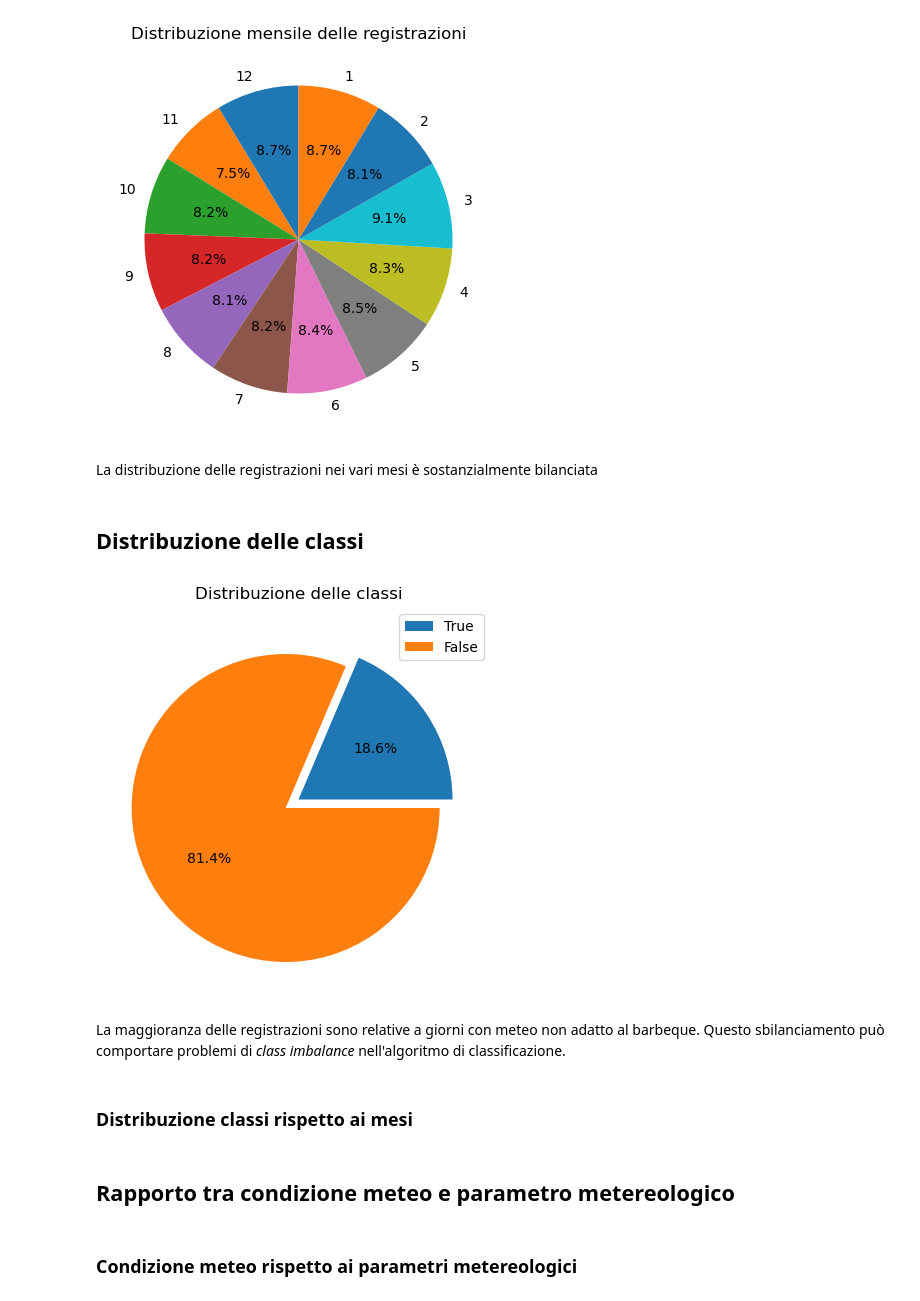
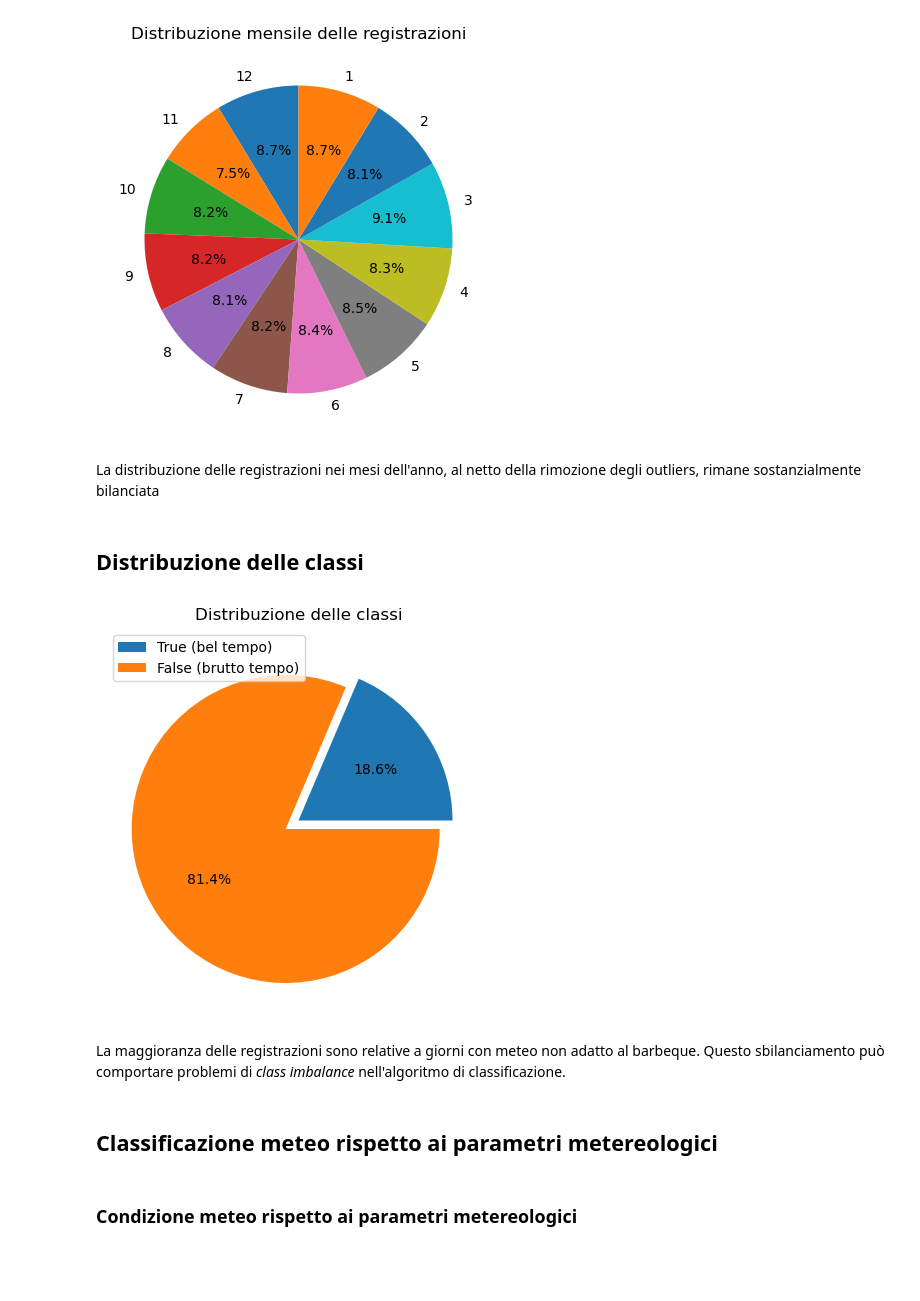
Before and after one commit to aka-buccia/progetto-statistica, a Jupyter notebook: reports/report.ipynb, the cells around one changed output. Saved outputs shown, nothing was run; the diff lists cells and outputs as text; code cells hidden in the pictures; blank space fills up the shorter version.

```diff
--- a/reports/report.ipynb
+++ b/reports/report.ipynb
@@ -318,26 +323,24 @@ plt.show()
 # %% [output]
 [figure]
 # %% [markdown]
-La distribuzione delle registrazioni nei vari mesi è sostanzialmente bilanciata
+La distribuzione delle registrazioni nei mesi dell'anno, al netto della rimozione degli outliers, rimane sostanzialmente bilanciata
 # %% [markdown]
 ## Distribuzione delle classi
 # %%
-#Percentuale di record con meteo per bbq
+#Divisione dei record in base alla condizione meteo
 plt.figure(figsize = (5,5))
-plt.pie(df["BBQ"].value_counts().sort_index()[::-1],
-        explode=[0, 0.1],
-        autopct='%.1f%%')
-plt.legend(["True", "False"]);
+plt.pie(df["BBQ"].value_counts().sort_index()[::-1],#mette prima i True e poi i False
+        explode=[0, 0.1], #distanza delle due fette di torta
+        autopct='%.1f%%') #formattazione della percentuale
+plt.legend(["True (bel tempo)", "False (brutto tempo)"]);
 plt.title("Distribuzione delle classi")
 plt.show()
 # %% [output]
-[figure, old version]
+[figure, new version]
 # %% [markdown]
 La maggioranza delle registrazioni sono relative a giorni con meteo non adatto al barbeque. Questo sbilanciamento può comportare problemi di *class imbalance* nell'algoritmo di classificazione.
-# %% [markdown]
-### Distribuzione classi rispetto ai mesi
 # %% [markdown]
-## Rapporto tra condizione meteo e parametro metereologico
+## Classificazione meteo rispetto ai parametri metereologici
 # %% [markdown]
 ### Condizione meteo rispetto ai parametri metereologici
 # %%
```
Also changed, not shown: parts of 21 cells of this notebook, 1 other file.
